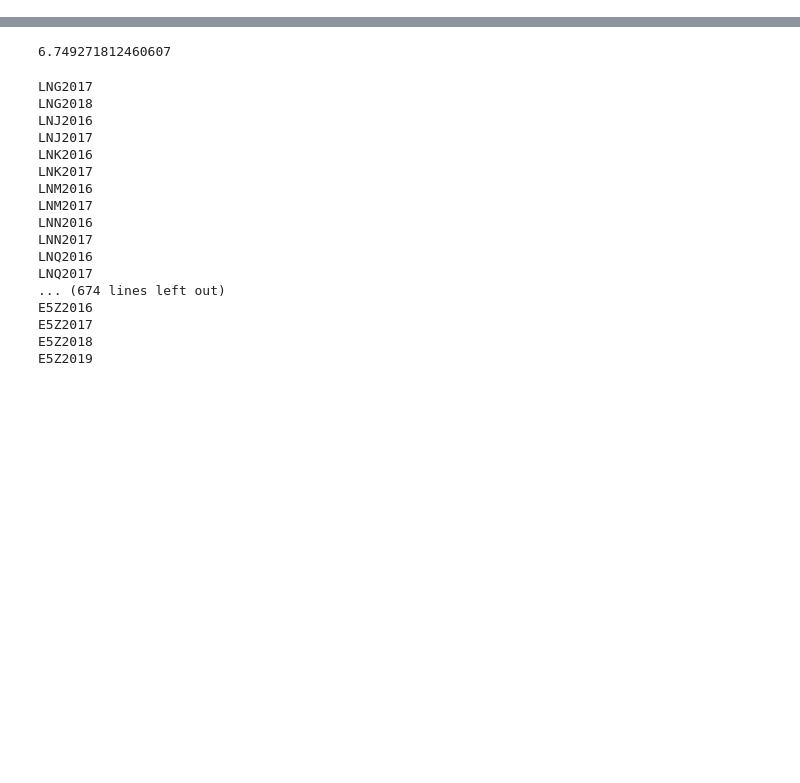
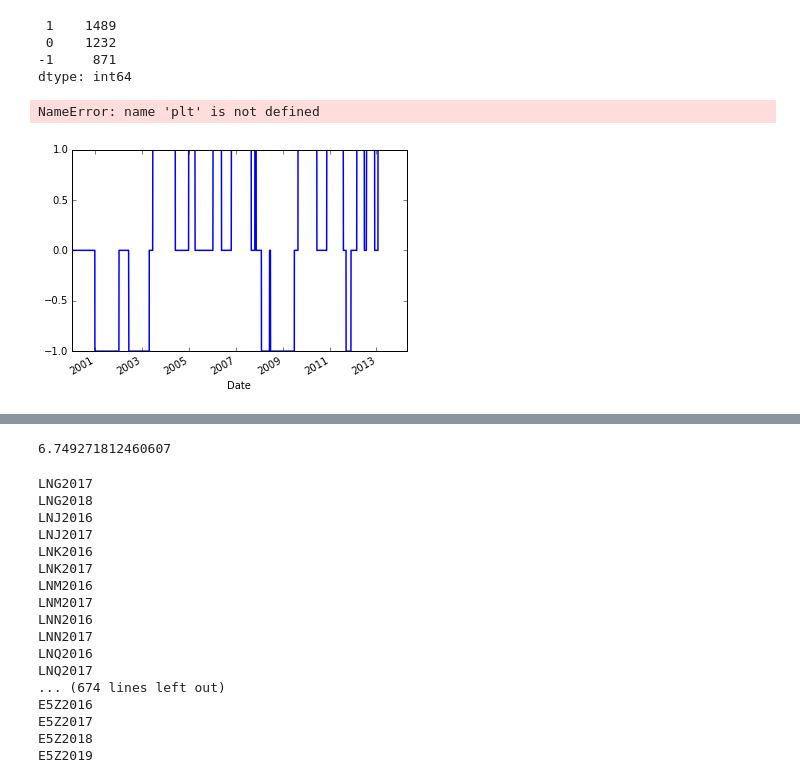
Before and after one commit to d0p34m1n3/repo_barbarossa, a Jupyter notebook: PycharmProjects/quandl/Untitled.ipynb, the cells around one changed output, grey strips where cells are left out. Cells and saved outputs as stored; diff of their text form; code cells hidden in the pictures; blank space fills up the shorter version.

```diff
--- a/PycharmProjects/quandl/Untitled.ipynb
+++ b/PycharmProjects/quandl/Untitled.ipynb
@@ -18,0 +78,3 @@ prep.move_from_dated_folder_2daily_folder(ext='ta', file_name='followup', folder
+# %%
+sp500['42-252'] = sp500['42d']-sp500['252d']
+sp500['42-252'].tail()
@@ -18,0 +89,16 @@ prep.move_from_dated_folder_2daily_folder(ext='ta', file_name='followup', folder
+# %%
+SD = 50
+sp500['Regime'] = np.where(sp500['42-252']>SD,1,0)
+sp500['Regime'] = np.where(sp500['42-252']<-SD, -1, sp500['Regime'])
+sp500['Regime'].value_counts()
+# %% [output]
+ 1    1489
+ 0    1232
+-1     871
+dtype: int64
+# %%
+sp500['Regime'].plot(lw=1.5)
+plt.ylim([-1.1, 1.1])
+# %% [output]
+NameError: name 'plt' is not defined
+[figure, added]
```
Also changed, not shown: parts of 16 cells of this notebook, 1 other file.
